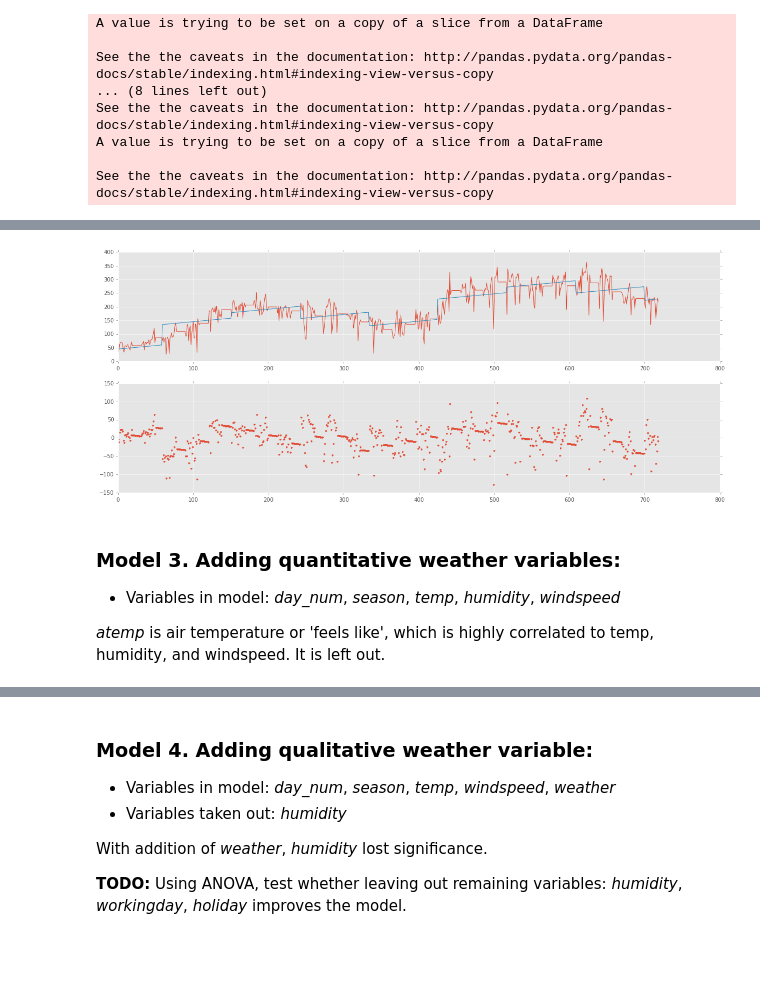
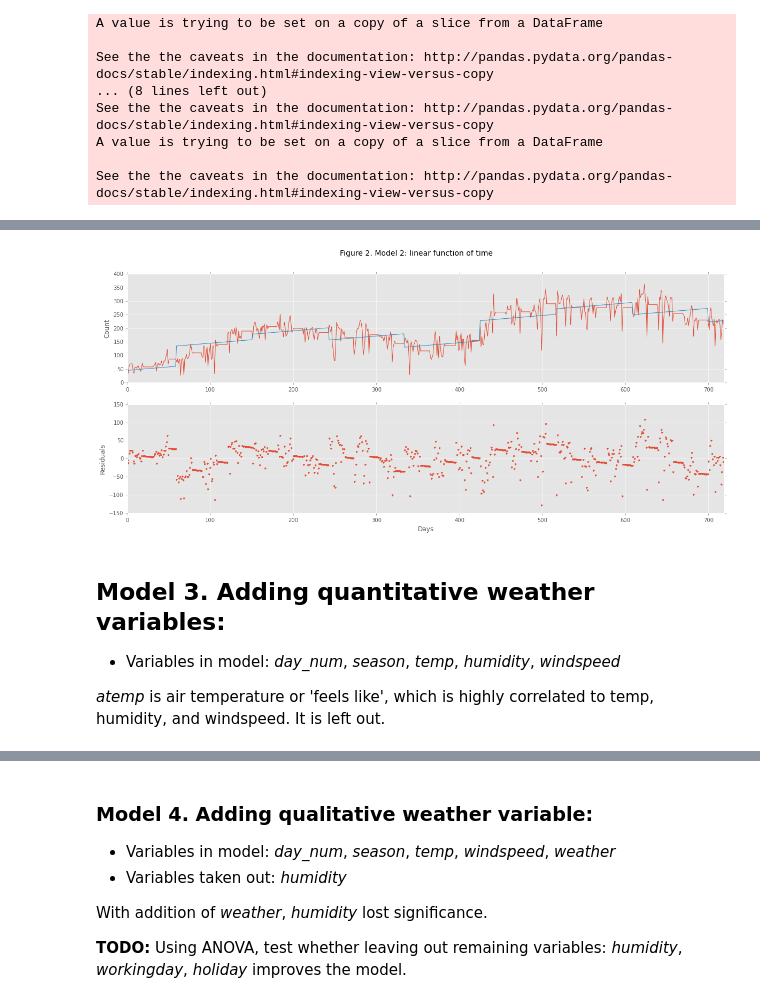
Before and after one commit to pvarsh/applied_data_science, a Jupyter notebook: bikeshare/code/brute_force.ipynb, the cells around one changed output, grey strips where cells are left out. Saved outputs shown, nothing was run; the diff lists cells and outputs as text; code cells hidden in the pictures; blank space fills up the shorter version.

```diff
--- a/bikeshare/code/brute_force.ipynb
+++ b/bikeshare/code/brute_force.ipynb
@@ -170,15 +231,21 @@ Warnings:
 [1] The condition number is large, 2.07e+03. This might indicate that there are
 strong multicollinearity or other numerical problems.
 # %%
-fig1, [ax1_1, ax1_2] = plt.subplots(num = 1, nrows = 2, figsize = (20, 8))
-ax1_1.plot(train_daily.count_tot)
-ax1_1.plot(mod2.predict())
-ax1_2.plot(train_daily.count_tot - mod2.predict(), '.')
+fig2, [ax2_1, ax2_2] = plt.subplots(num = 2, nrows = 2, figsize = (20, 8))
+ax2_1.plot(train_daily.count_tot)
+ax2_1.plot(mod2.predict())
+ax2_2.plot(train_daily.count_tot - mod2.predict(), '.')
+ax2_1.set_ylabel("Count")
+ax2_2.set_ylabel("Residuals")
+ax2_2.set_xlabel("Days")
+ax2_1.set_xlim([0, 719])
+ax2_2.set_xlim([0, 719])
+fig2.suptitle("Figure 2. Model 2: linear function of time", fontsize = 14)
 plt.show()
 # %% [output]
-[figure, old version]
+[figure, new version]
 # %% [markdown]
-### Model 3. Adding quantitative weather variables:
+## Model 3. Adding quantitative weather variables:
 * Variables in model: *day_num*, *season*, *temp*, *humidity*, *windspeed*
 
 *atemp* is air temperature or 'feels like', which is highly correlated to temp, humidity, and windspeed. It is left out.
```
Also changed, not shown: parts of 40 cells of this notebook.
